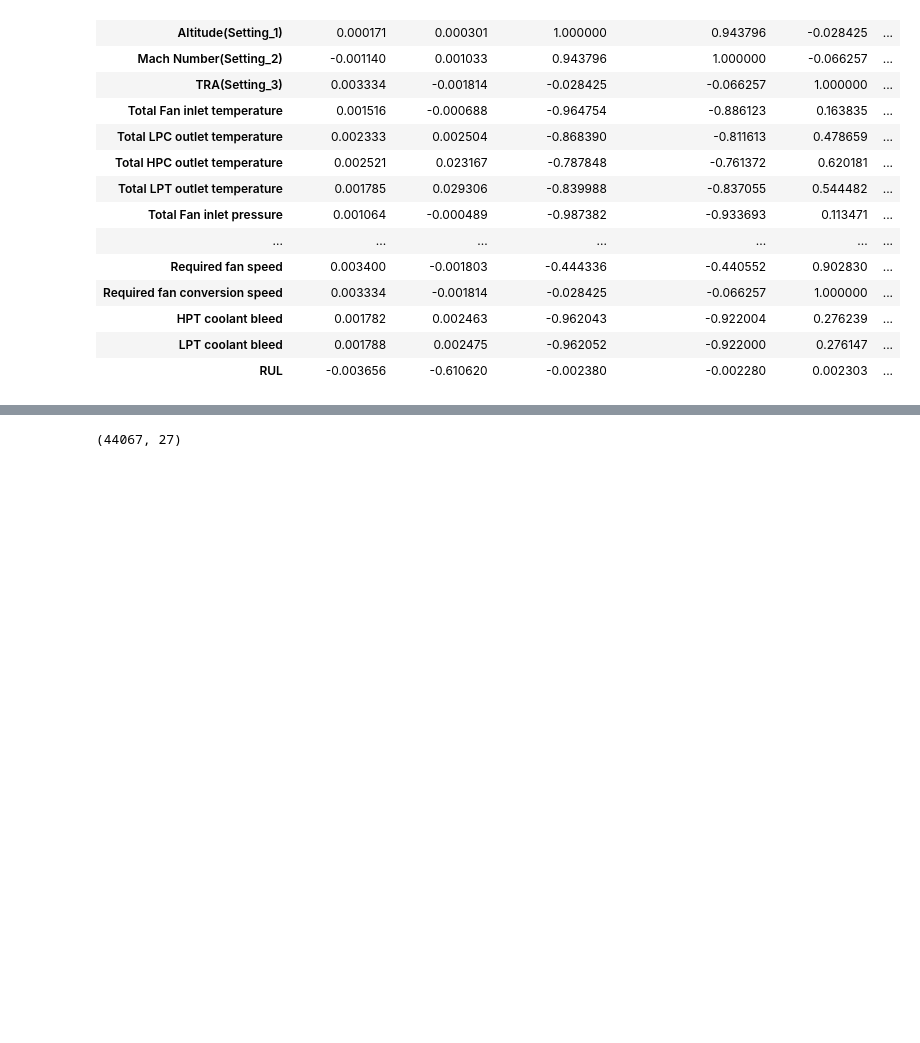
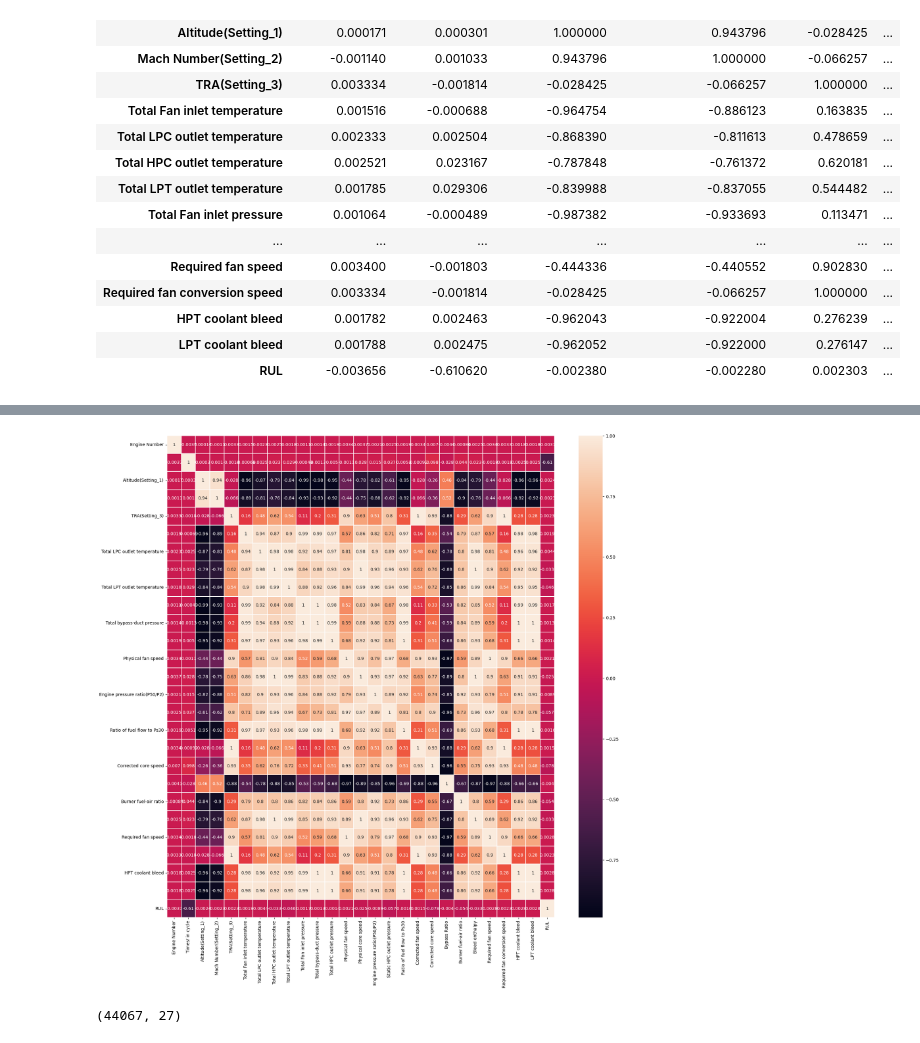
Before and after one commit to suzalkachhadiya/Data, a Jupyter notebook: rul-jet-engine.ipynb, the cells around one changed output, grey strips where cells are left out. Drawn from its saved outputs; the diff is of its cells as text; code cells hidden in the pictures; blank space fills up the shorter version.

```diff
--- a/rul-jet-engine.ipynb
+++ b/rul-jet-engine.ipynb
@@ -463,8 +465,10 @@ display(train_2.corr())
 # %%
-# sns.heatmap(train_2.corr(),annot=True,linewidths=0.2)
-# fig=plt.gcf()
-# fig.set_size_inches(20,20)
-# plt.show()
+sns.heatmap(train_2.corr(),annot=True,linewidths=0.2)
+fig=plt.gcf()
+fig.set_size_inches(20,20)
+plt.show()
+# %% [output]
+[figure, added]
 # %%
 # def box_plot(df,col):
 #     fig=px.box(df,x=col)
```
Also changed, not shown: parts of 55 cells of this notebook.
